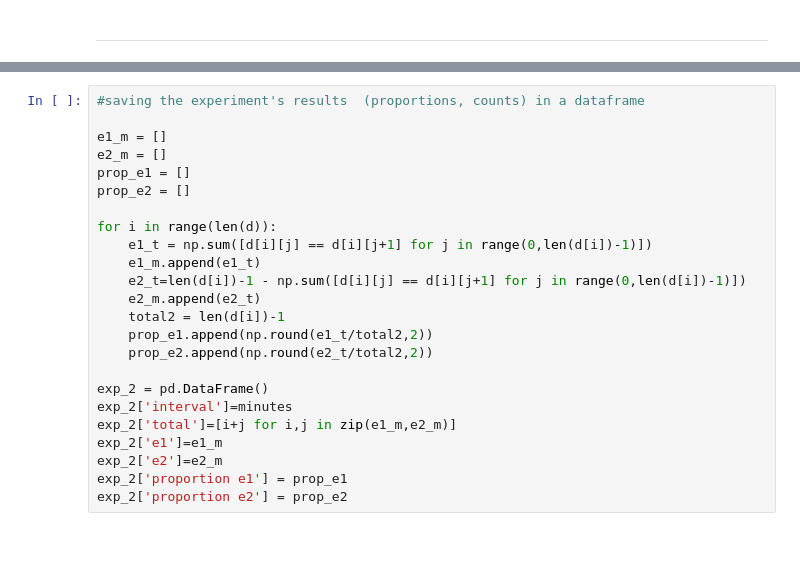
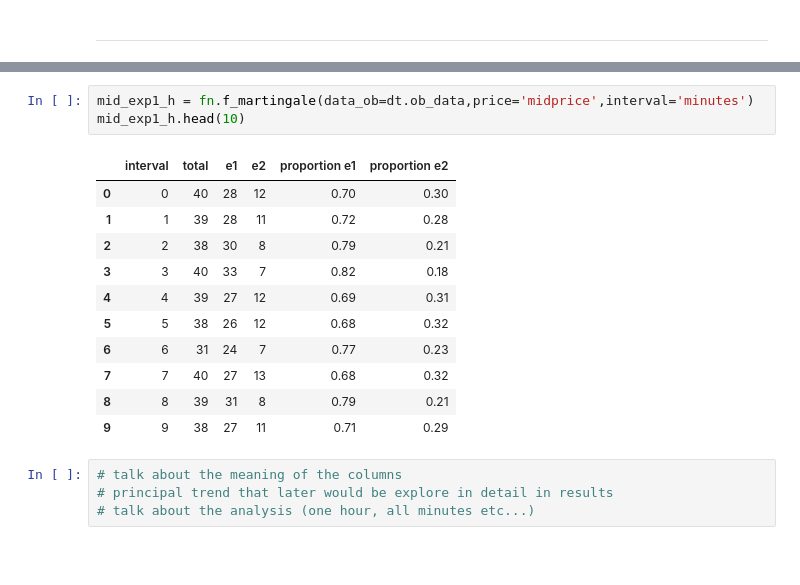
Before and after one commit to JuanPablo2019/myst_jprm_lab2, a Jupyter notebook: notebook.ipynb, the cells around one changed output, grey strips where cells are left out. Drawn from its saved outputs; the diff is of its cells as text.

```diff
--- a/notebook.ipynb
+++ b/notebook.ipynb
@@ -159,27 +132,22 @@ d = dict((i,list(df[df['minute']==i]['mid'])) for i in minutes)
-# %%
-#saving the experiment's results  (proportions, counts) in a dataframe
-
-e1_m = []
-e2_m = []
-prop_e1 = []
-prop_e2 = []
-
-for i in range(len(d)):
-    e1_t = np.sum([d[i][j] == d[i][j+1] for j in range(0,len(d[i])-1)])
-    e1_m.append(e1_t)
-    e2_t=len(d[i])-1 - np.sum([d[i][j] == d[i][j+1] for j in range(0,len(d[i])-1)])
-    e2_m.append(e2_t)
-    total2 = len(d[i])-1
-    prop_e1.append(np.round(e1_t/total2,2))
-    prop_e2.append(np.round(e2_t/total2,2))
-
-exp_2 = pd.DataFrame()
-exp_2['interval']=minutes
-exp_2['total']=[i+j for i,j in zip(e1_m,e2_m)]
-exp_2['e1']=e1_m
-exp_2['e2']=e2_m
-exp_2['proportion e1'] = prop_e1
-exp_2['proportion e2'] = prop_e2
+# %%
+mid_exp1_h = fn.f_martingale(data_ob=dt.ob_data,price='midprice',interval='minutes')
+mid_exp1_h.head(10)
+# %% [output]
+|  | interval | total | e1 | e2 | proportion e1 | proportion e2 |
+| 0 | 0 | 40 | 28 | 12 | 0.70 | 0.30 |
+| 1 | 1 | 39 | 28 | 11 | 0.72 | 0.28 |
+| 2 | 2 | 38 | 30 | 8 | 0.79 | 0.21 |
+| 3 | 3 | 40 | 33 | 7 | 0.82 | 0.18 |
+| 4 | 4 | 39 | 27 | 12 | 0.69 | 0.31 |
+| 5 | 5 | 38 | 26 | 12 | 0.68 | 0.32 |
+| 6 | 6 | 31 | 24 | 7 | 0.77 | 0.23 |
+| 7 | 7 | 40 | 27 | 13 | 0.68 | 0.32 |
+| 8 | 8 | 39 | 31 | 8 | 0.79 | 0.21 |
+| 9 | 9 | 38 | 27 | 11 | 0.71 | 0.29 |
+# %%
+# talk about the meaning of the columns
+# principal trend that later would be explore in detail in results
+# talk about the analysis (one hour, all minutes etc...)
 # %% [markdown]
 <br>
 # %% [markdown]
```
Also changed, not shown: parts of 23 cells of this notebook, 1 other file.
